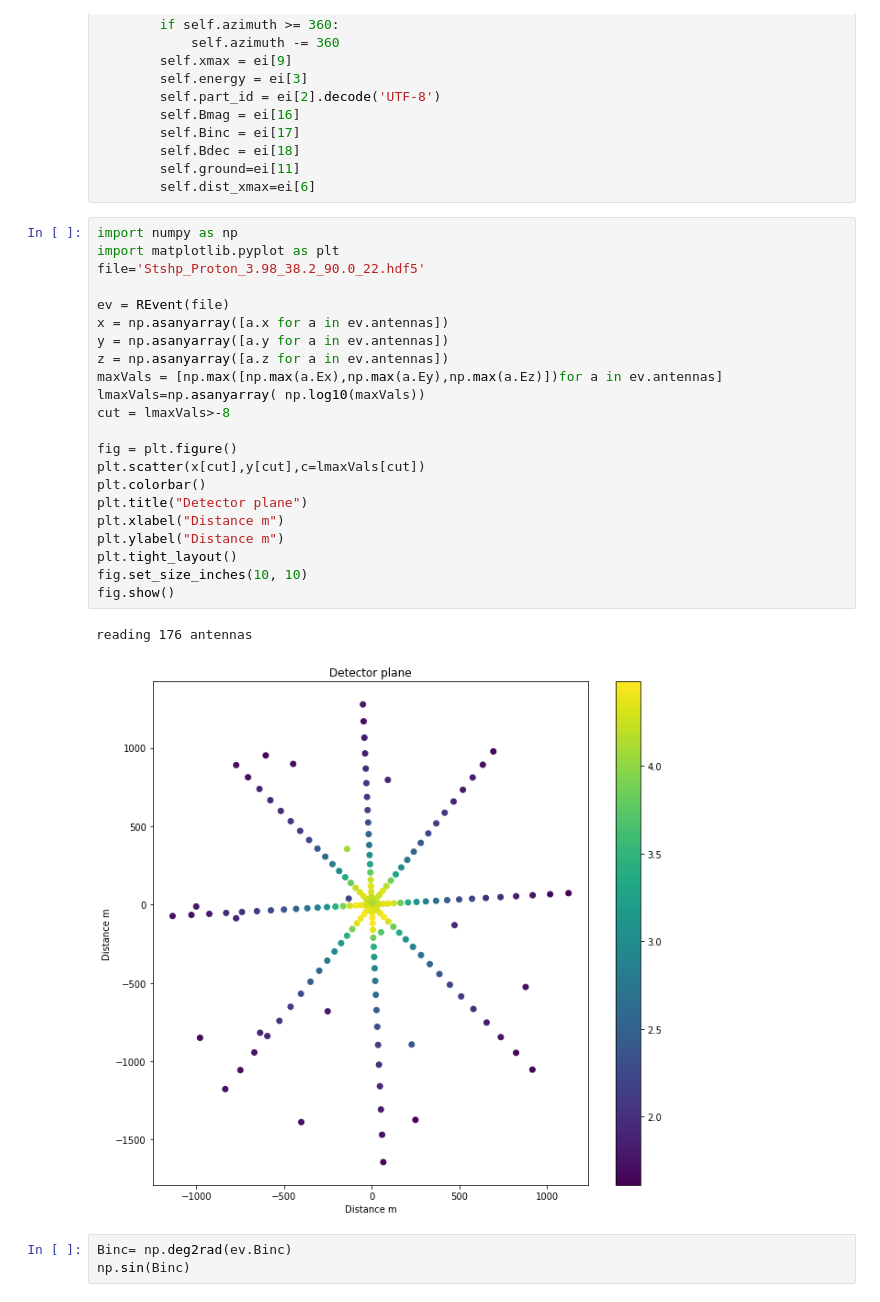
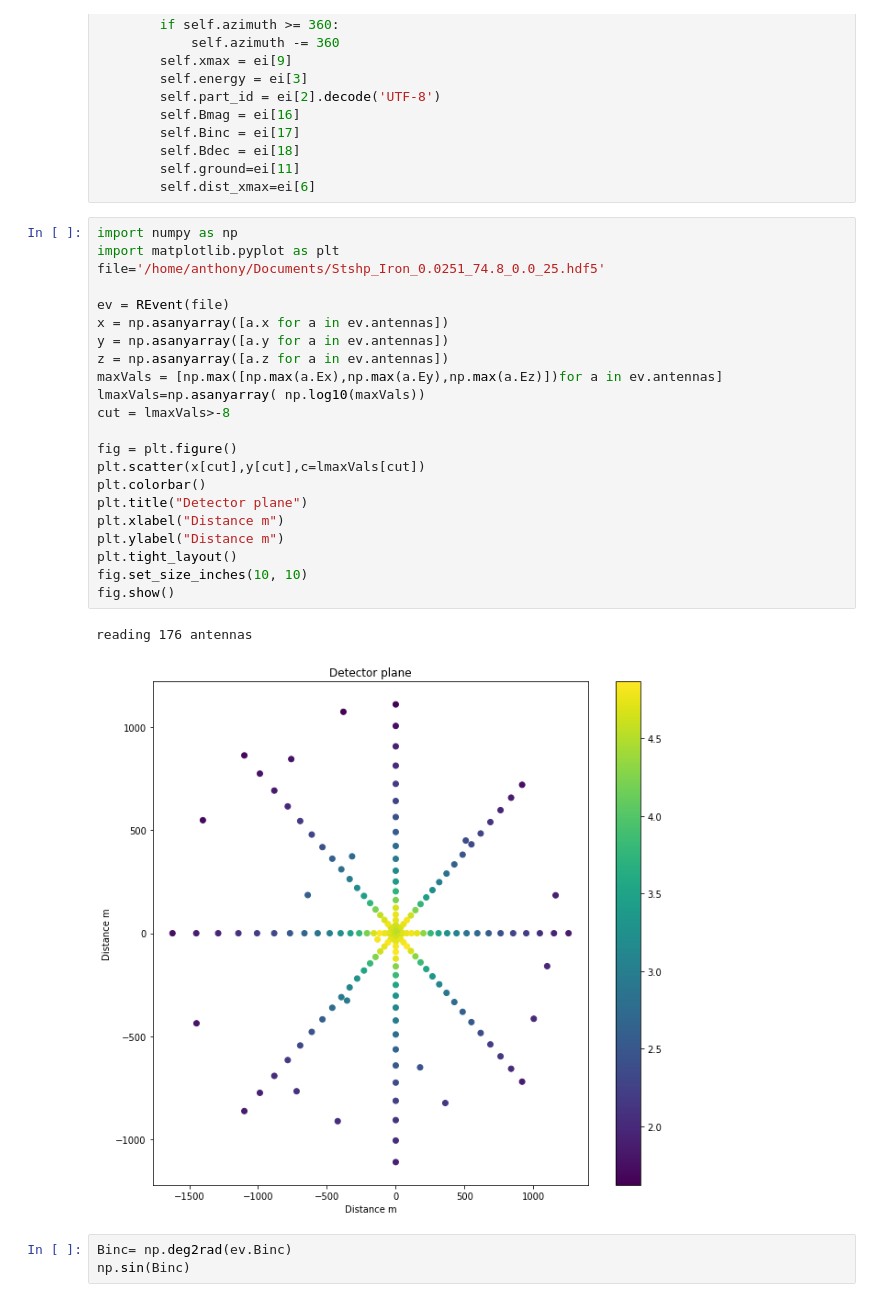
Before and after one commit to abwembya/D2Splane2, a Jupyter notebook: shower_plane.ipynb, the cells around one changed output. Saved outputs shown, nothing was run; the diff lists cells and outputs as text.

```diff
--- a/shower_plane.ipynb
+++ b/shower_plane.ipynb
@@ -111,28 +111,28 @@ class REvent:
 # %%
 import numpy as np
 import matplotlib.pyplot as plt
-file='Stshp_Proton_3.98_38.2_90.0_22.hdf5'
+file='/home/anthony/Documents/Stshp_Iron_0.0251_74.8_0.0_25.hdf5'
 
 ev = REvent(file)
 x = np.asanyarray([a.x for a in ev.antennas])
 y = np.asanyarray([a.y for a in ev.antennas])
 z = np.asanyarray([a.z for a in ev.antennas])
 maxVals = [np.max([np.max(a.Ex),np.max(a.Ey),np.max(a.Ez)])for a in ev.antennas]
 lmaxVals=np.asanyarray( np.log10(maxVals))
 cut = lmaxVals>-8
 
 fig = plt.figure()
 plt.scatter(x[cut],y[cut],c=lmaxVals[cut])
 plt.colorbar()
 plt.title("Detector plane")
 plt.xlabel("Distance m")
 plt.ylabel("Distance m")
 plt.tight_layout()
 fig.set_size_inches(10, 10)
 fig.show()
 # %% [output]
 reading 176 antennas
-[figure, old version]
+[figure, new version]
 # %%
 Binc= np.deg2rad(ev.Binc)
 np.sin(Binc)
```
Also changed, not shown: parts of 2 cells of this notebook, 1 other file.
